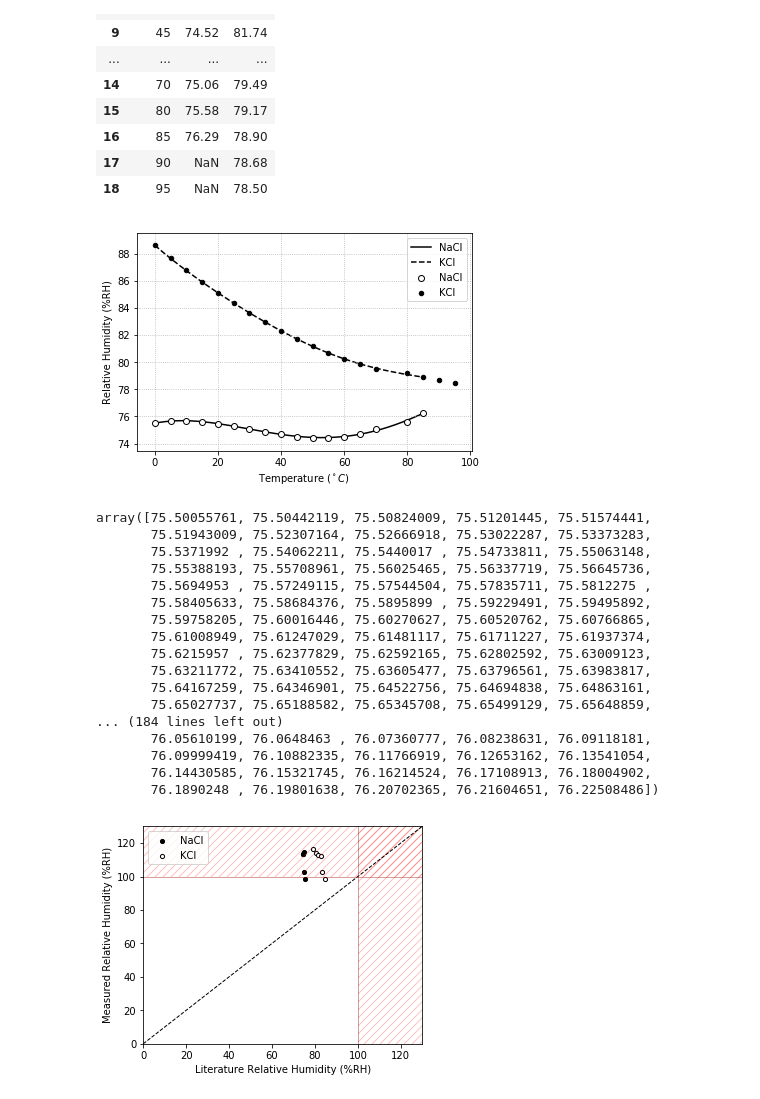
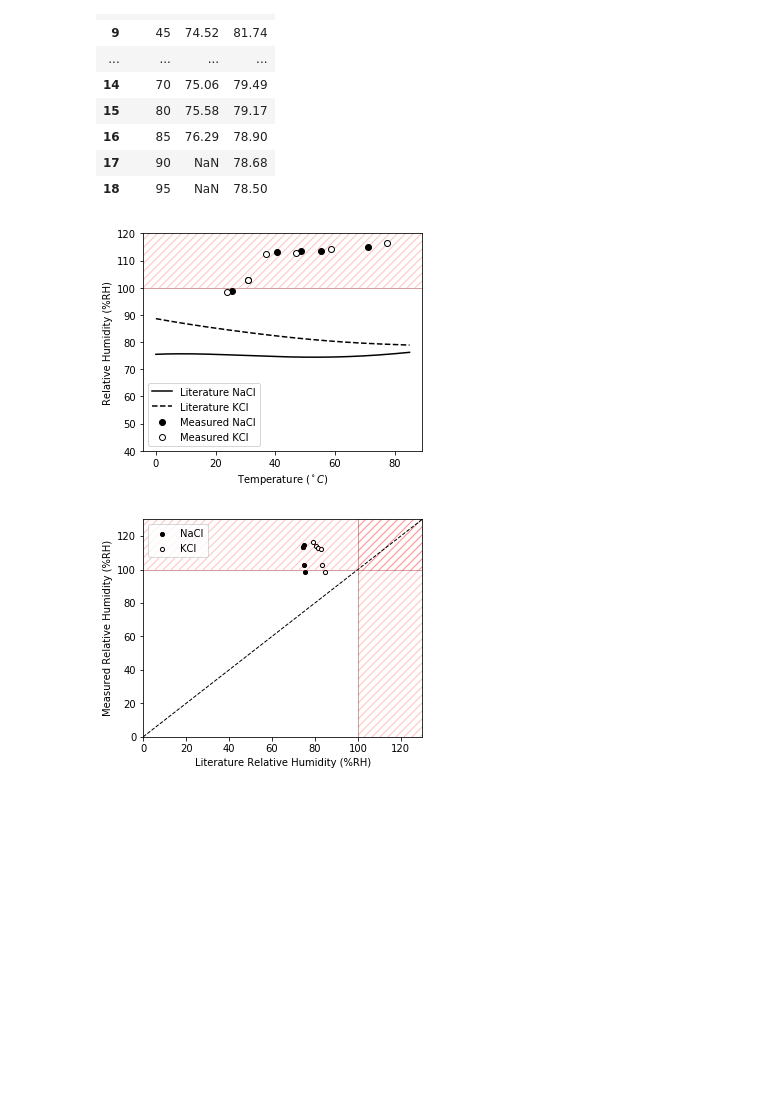
Before and after one commit to mmolter/ME303, a Jupyter notebook: Labs/Lab 3 - Humidity/analysis.ipynb, the cells around one changed output. Drawn from its saved outputs; the diff is of its cells as text; code cells hidden in the pictures; blank space fills up the shorter version.

```diff
--- a/Labs/Lab 3 - Humidity/analysis.ipynb
+++ b/Labs/Lab 3 - Humidity/analysis.ipynb
@@ -100,46 +100,35 @@ omega
 # %%
 T = np.linspace(0, 85, 1000)
 
 c1 = np.polyfit(omega[omega['NaCl'].notnull()]['TEMP'], omega[omega['NaCl'].notnull()]['NaCl'], 5)
 c2 = np.polyfit(omega[omega['KCl'].notnull()]['TEMP'],  omega[omega['KCl'].notnull()]['KCl'],  5)
 
 f_NaCl = np.poly1d(c1)
 f_KCl  = np.poly1d(c2)
 
-plt.plot(T, f_NaCl(T), linewidth=1.5, linestyle='-',  c='k', zorder=1, label='NaCl')
-plt.plot(T, f_KCl(T),  linewidth=1.5, linestyle='--', c='k', zorder=1, label='KCl')
+plt.figure(figsize=(5,4))
 
-plt.scatter(omega['TEMP'], omega['NaCl'], edgecolor='k', color='w', zorder=2)
-plt.scatter(omega['TEMP'], omega['KCl'],  edgecolor='k', color='k', zorder=2, s=20)
+plt.axhspan(100, 500, color='red', fill=False, hatch='///', alpha=0.25, lw=0, zorder=1)
+plt.axhline(100, color='darkred', linewidth=0.75, alpha=0.5, zorder=1)
+
+plt.plot(T, f_NaCl(T), linewidth=1.5, linestyle='-',  c='k', zorder=2, label='Literature NaCl')
+plt.plot(T, f_KCl(T),  linewidth=1.5, linestyle='--', c='k', zorder=2, label='Literature KCl')
+
+plt.scatter(df[df.SALT=='NaCl']['TEMP'], df[df.SALT=='NaCl']['RH'], edgecolor='k', color='k', label='Measured NaCl', zorder=2)
+plt.scatter(df[df.SALT=='KCl']['TEMP'], df[df.SALT=='KCl']['RH'],   edgecolor='k', color='w', label='Measured KCl', zorder=2)
 
 plt.xlabel('Temperature ($^\circ C$)')
 plt.ylabel('Relative Humidity (%RH)')
 
-plt.grid(linestyle=':')
-plt.legend()
+#plt.grid(linestyle=':', zorder=0)
+plt.legend(loc='lower left')
 
+plt.ylim((40, 120))
+
+plt.savefig('temperature_curves', dpi=300)
 plt.show()
-
-f(T)
 # %% [output]
-[figure, old version]
+[figure, new version]
-array([75.50055761, 75.50442119, 75.50824009, 75.51201445, 75.51574441,
-       75.51943009, 75.52307164, 75.52666918, 75.53022287, 75.53373283,
-       75.5371992 , 75.54062211, 75.5440017 , 75.54733811, 75.55063148,
-       75.55388193, 75.55708961, 75.56025465, 75.56337719, 75.56645736,
-       75.5694953 , 75.57249115, 75.57544504, 75.57835711, 75.5812275 ,
-       75.58405633, 75.58684376, 75.5895899 , 75.59229491, 75.59495892,
-       75.59758205, 75.60016446, 75.60270627, 75.60520762, 75.60766865,
-       75.61008949, 75.61247029, 75.61481117, 75.61711227, 75.61937374,
-       75.6215957 , 75.62377829, 75.62592165, 75.62802592, 75.63009123,
-       75.63211772, 75.63410552, 75.63605477, 75.63796561, 75.63983817,
-       75.64167259, 75.64346901, 75.64522756, 75.64694838, 75.64863161,
-       75.65027737, 75.65188582, 75.65345708, 75.65499129, 75.65648859,
-... (184 lines left out)
-       76.05610199, 76.0648463 , 76.07360777, 76.08238631, 76.09118181,
-       76.09999419, 76.10882335, 76.11766919, 76.12653162, 76.13541054,
-       76.14430585, 76.15321745, 76.16214524, 76.17108913, 76.18004902,
-       76.1890248 , 76.19801638, 76.20702365, 76.21604651, 76.22508486])
 # %%
 plt.figure(figsize=(5,4))
 
```
Also changed, not shown: 5 other files.
